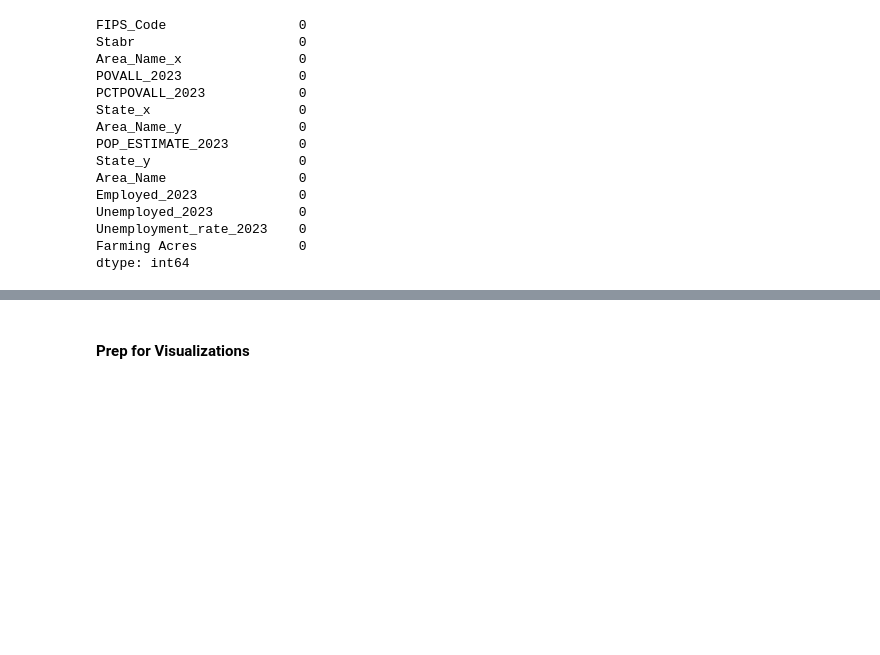
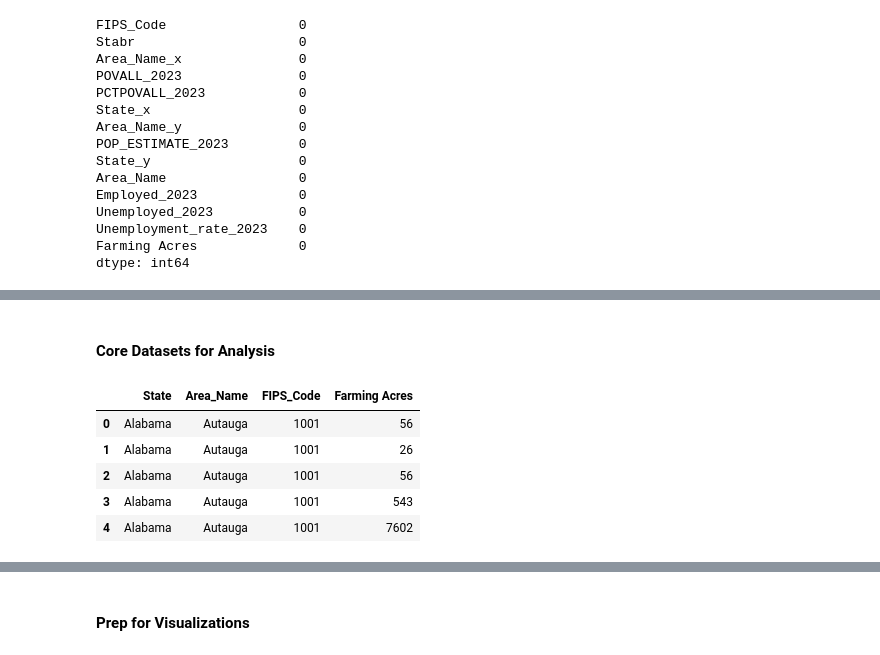
Before and after one commit to reppenp/Capstone_Project_Agri_Influence, a Jupyter notebook: workbook/agri_influence.ipynb, the cells around one changed output, grey strips where cells are left out. Drawn from its saved outputs; the diff is of its cells as text; code cells hidden in the pictures; blank space fills up the shorter version.

```diff
--- a/workbook/agri_influence.ipynb
+++ b/workbook/agri_influence.ipynb
@@ -657,0 +598,11 @@ dtype: object
+# %% [markdown]
+#### Core Datasets for Analysis
+# %%
+crop_df.head(5)
+# %% [output]
+|  | State | Area_Name | FIPS_Code | Farming Acres |
+| 0 | Alabama | Autauga | 1001 | 56 |
+| 1 | Alabama | Autauga | 1001 | 26 |
+| 2 | Alabama | Autauga | 1001 | 56 |
+| 3 | Alabama | Autauga | 1001 | 543 |
+| 4 | Alabama | Autauga | 1001 | 7602 |
```
Also changed, not shown: parts of 32 cells of this notebook, 1 other file.
